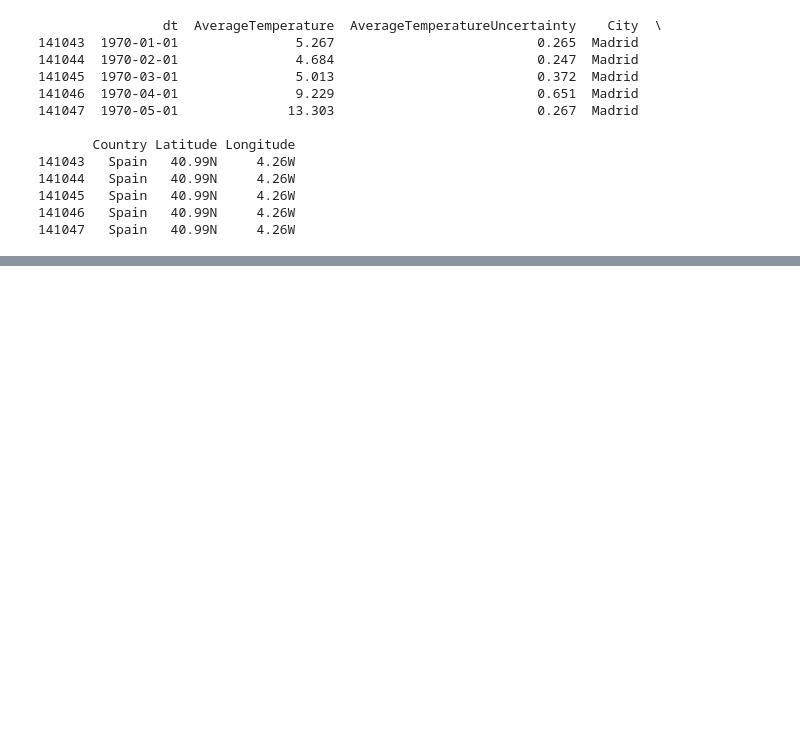
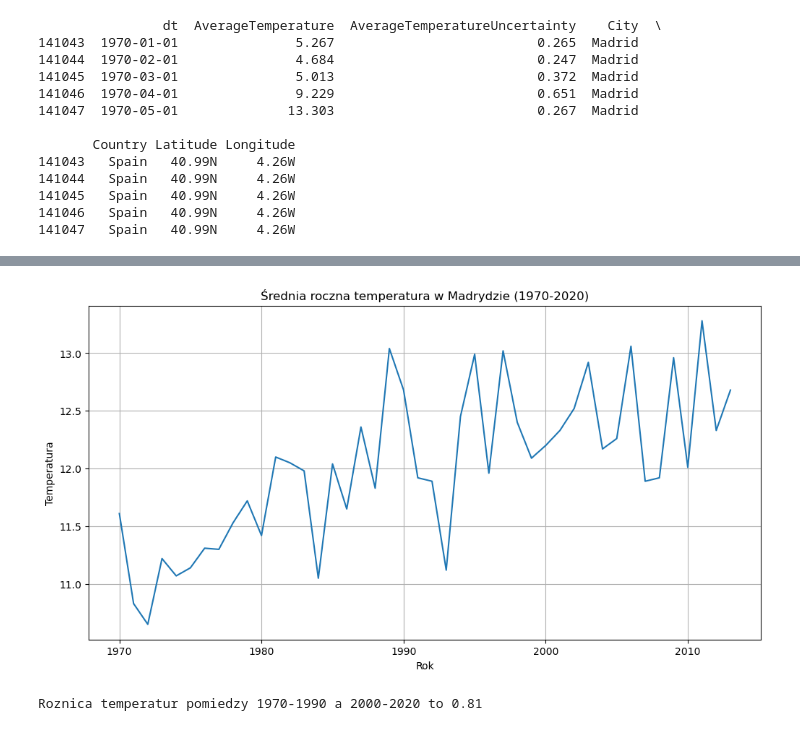
Before and after one commit to Eruverio95/DataScience, a Jupyter notebook: Lab2/Lab_2_Zad_2.ipynb, the cells around one changed output, grey strips where cells are left out. Saved outputs shown, nothing was run; the diff lists cells and outputs as text; code cells hidden in the pictures; blank space fills up the shorter version.

```diff
--- a/Lab2/Lab_2_Zad_2.ipynb
+++ b/Lab2/Lab_2_Zad_2.ipynb
@@ -33,10 +33,16 @@ df = pd.read_csv('GlobalLandTemperaturesByMajorCity.csv')
 
 #wybrany Madrid, nie ma Warsaw w danych
 df_Madrid = df[
-    (df['City'] == 'Madrid') & (df['dt'].str[:4].astype(int) >= 1970) & (df['dt'].str[:4].astype(int) <= 2020)].copy()
+    (df['City'] == 'Madrid') & (df['dt'].str[:4].astype(int) >= 1970) & (df['dt'].str[:4].astype(int) <= 2020)]
 print(df_Madrid.head())
 
+#print(f"Ilosc: {df_Madrid.count()}")
 #df_filtered = df.query('dt >= 1970 and dt <= 2020') useful if type matches
+
+df_Madrid = df_Madrid.dropna()
+#print(f"Ilosc: {df_Madrid.count()}")
+
+df_Madrid['dt'] = pd.to_datetime(df_Madrid['dt'])
 # %% [output]
                 dt  AverageTemperature  AverageTemperatureUncertainty    City  \
 141043  1970-01-01               5.267                          0.265  Madrid
@@ -51,3 +57,8 @@ print(df_Madrid.head())
 141045   Spain   40.99N     4.26W
 141046   Spain   40.99N     4.26W
 141047   Spain   40.99N     4.26W
+# %%
+df_Madrid['Year'] = df_Madrid['dt'].dt.year
+#df_yearly_avg = df_Madrid.groupby('Year')['AverageTemperature'].mean().round(2)
+df_yearly_avg = df_Madrid.groupby('Year').agg({'AverageTemperature': 'mean'}).round(2)
+print(df_yearly_avg)
@@ -53,0 +83,18 @@ print(df_Madrid.head())
+# %%
+plt.figure(figsize=(12, 6))
+plt.plot(df_yearly_avg['AverageTemperature'])
+plt.title('Średnia roczna temperatura w Madrydzie (1970-2020)')
+plt.xlabel('Rok')
+plt.ylabel('Temperatura')
+plt.grid(True)
+plt.show()
+# %% [output]
+[figure, added]
+# %%
+period1 = df_Madrid[df_Madrid['Year'].between(1970, 1990)]["AverageTemperature"].mean()
+period2 = df_Madrid[df_Madrid['Year'].between(2000, 2020)]["AverageTemperature"].mean()
+diff_period = period2 - period1
+
+print(f"Roznica temperatur pomiedzy 1970-1990 a 2000-2020 to {diff_period.round(2)}")
+# %% [output]
+Roznica temperatur pomiedzy 1970-1990 a 2000-2020 to 0.81
```
Also changed, not shown: parts of 4 cells of this notebook.
